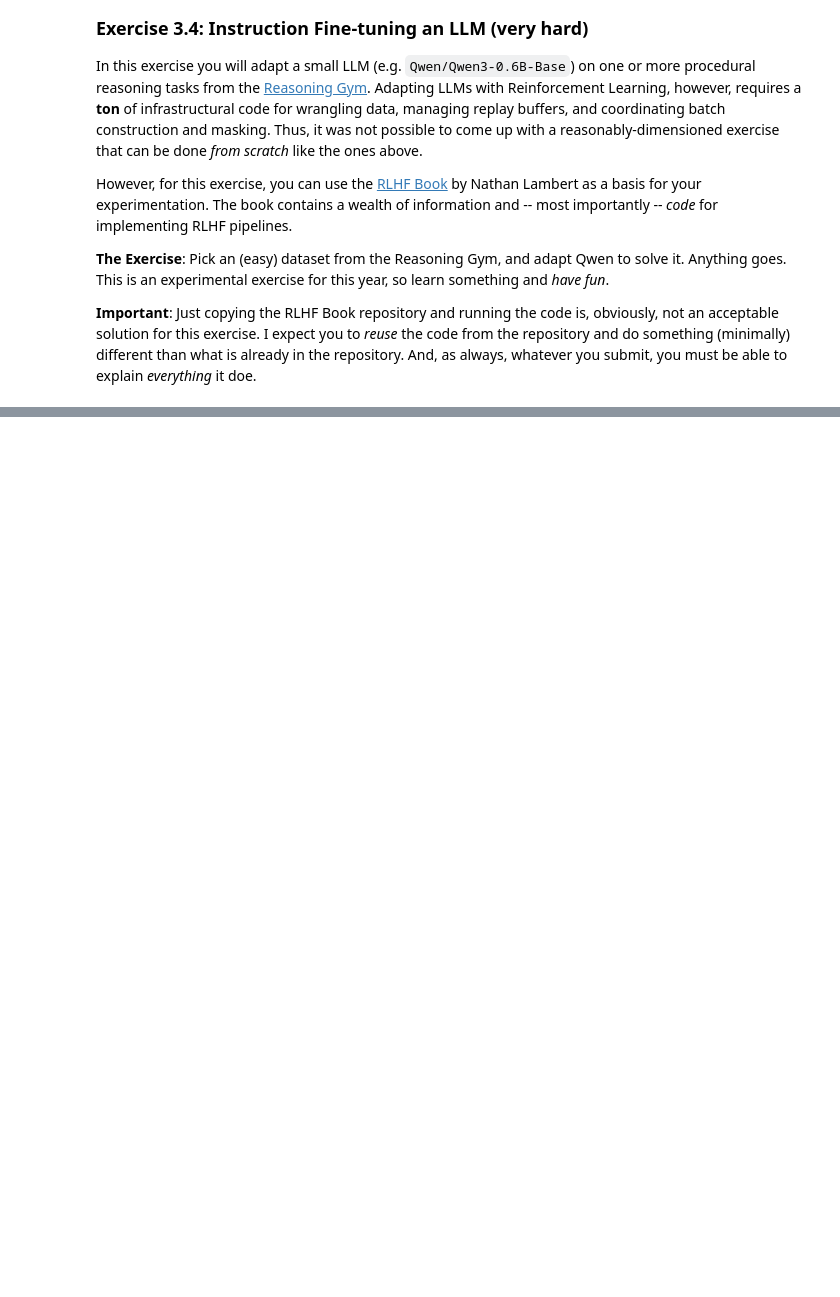
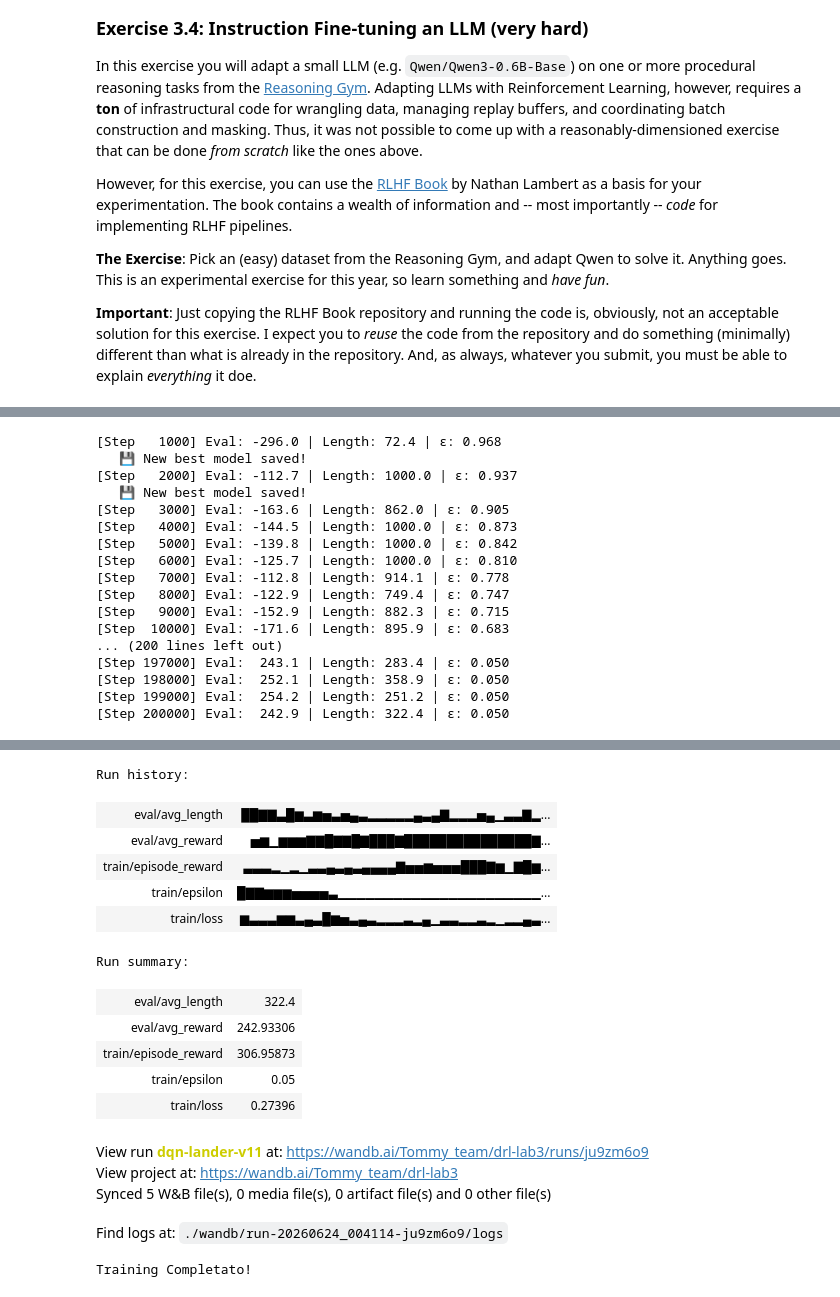
Before and after one commit to TommyyPasto/DLA-course-repo, a Jupyter notebook: Lab 3/DLA_Lab3.ipynb, the cells around one changed output, grey strips where cells are left out. Saved outputs shown, nothing was run; the diff lists cells and outputs as text; code cells hidden in the pictures; blank space fills up the shorter version.

```diff
--- a/Lab 3/DLA_Lab3.ipynb
+++ b/Lab 3/DLA_Lab3.ipynb
@@ -184,7 +131,7 @@ from omegaconf import OmegaConf
 
 #wandb.login() #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
 
-cfg = OmegaConf.load("config.yaml")
+cfg = OmegaConf.load("config_base.yaml")
 
 # --- Setup ---
 seed = 211
@@ -736,0 +773,8 @@ However, for this exercise, you can use the [RLHF Book](https://github.com/natol
+# %%
+cfg = OmegaConf.load("config.yaml")
+
+seed = 211
+torch.manual_seed(seed)
+np.random.seed(seed)
+
+device = torch.device(cfg.training.device)
@@ -736,0 +863,7 @@ However, for this exercise, you can use the [RLHF Book](https://github.com/natol
+# %%
+env = gym.make("LunarLander-v3")
+
+obs, _ = env.reset(seed=seed)
+print(f"✅ Ambiente creato: {cfg.environment.name}")
+print(f"   Observation Space: {env.observation_space.shape}")
+print(f"   Action Space: {env.action_space}")
@@ -736,0 +904,45 @@ However, for this exercise, you can use the [RLHF Book](https://github.com/natol
+# %%
+
+# 2. Training
+history = train_dqn(
+    q_net=q_net,
+    target_q_net=target_q_net,
+    env=env,
+    optimizer=optimizer,
+    buffer=buffer,
+    gamma=cfg.training.gamma,
+    total_steps=cfg.training.total_steps,
+    eval_freq=cfg.training.eval_freq,
+    eval_episodes=cfg.training.eval_episodes,
+    epsilon_start=cfg.training.dqn_epsilon_start,
+    epsilon_end=cfg.training.dqn_epsilon_end,
+    epsilon_decay=cfg.training.dqn_epsilon_decay,
+    learning_starts=cfg.training.dqn_learning_starts,
+    batch_size=cfg.training.dqn_batch_size,
+    #target_update_freq=cfg.training.dqn_target_update_freq,
+    device=cfg.training.device,
+    use_wandb=cfg.logging.use_wandb,
+    checkpoint_dir=cfg.logging.checkpoint_dir
+)
+
+env.close()
+
+print("Training Completato!")
+# %% [output]
+[Step   1000] Eval: -296.0 | Length: 72.4 | ε: 0.968
+   💾 New best model saved!
+[Step   2000] Eval: -112.7 | Length: 1000.0 | ε: 0.937
+   💾 New best model saved!
+[Step   3000] Eval: -163.6 | Length: 862.0 | ε: 0.905
+[Step   4000] Eval: -144.5 | Length: 1000.0 | ε: 0.873
+[Step   5000] Eval: -139.8 | Length: 1000.0 | ε: 0.842
+[Step   6000] Eval: -125.7 | Length: 1000.0 | ε: 0.810
+[Step   7000] Eval: -112.8 | Length: 914.1 | ε: 0.778
+[Step   8000] Eval: -122.9 | Length: 749.4 | ε: 0.747
+[Step   9000] Eval: -152.9 | Length: 882.3 | ε: 0.715
+[Step  10000] Eval: -171.6 | Length: 895.9 | ε: 0.683
+... (200 lines left out)
+[Step 197000] Eval:  243.1 | Length: 283.4 | ε: 0.050
+[Step 198000] Eval:  252.1 | Length: 358.9 | ε: 0.050
+[Step 199000] Eval:  254.2 | Length: 251.2 | ε: 0.050
+[Step 200000] Eval:  242.9 | Length: 322.4 | ε: 0.050
@@ -736,0 +950,17 @@ However, for this exercise, you can use the [RLHF Book](https://github.com/natol
+Run history:
+| eval/avg_length | ██▇▇▃█▆▃▆▅▃▅▄▃▂▂▂▂▂▄▃▄▇▂▂▂▅▄▁▃▃▇▂... |
+| eval/avg_reward | ▅▆▁▆▆▆▇▇█▇▇█▇███▇███████████████▇... |
+| train/episode_reward | ▃▃▃▂▁▂▁▃▃▄▃▄▃▄▄▄▄▇▅▅▆▅▅▅███▇▆▁▇█▆... |
+| train/epsilon | █▇▇▆▆▆▅▅▅▅▃▁▁▁▁▁▁▁▁▁▁▁▁▁▁▁▁▁▁▁▁▁▁... |
+| train/loss | ▆▃▃▃▆▆▃▄▃█▆▅▃▄▃▂▂▂▃▂▄▁▃▃▂▂▃▂▁▂▂▄▃... |
+Run summary:
+| eval/avg_length | 322.4 |
+| eval/avg_reward | 242.93306 |
+| train/episode_reward | 306.95873 |
+| train/epsilon | 0.05 |
+| train/loss | 0.27396 |
+View run dqn-lander-v11 at: https://wandb.ai/Tommy_team/drl-lab3/runs/ju9zm6o9
+View project at: https://wandb.ai/Tommy_team/drl-lab3
+Synced 5 W&B file(s), 0 media file(s), 0 artifact file(s) and 0 other file(s)
+Find logs at: ./wandb/run-20260624_004114-ju9zm6o9/logs
+Training Completato!
```
Also changed, not shown: parts of 36 cells of this notebook, 4 other files.
